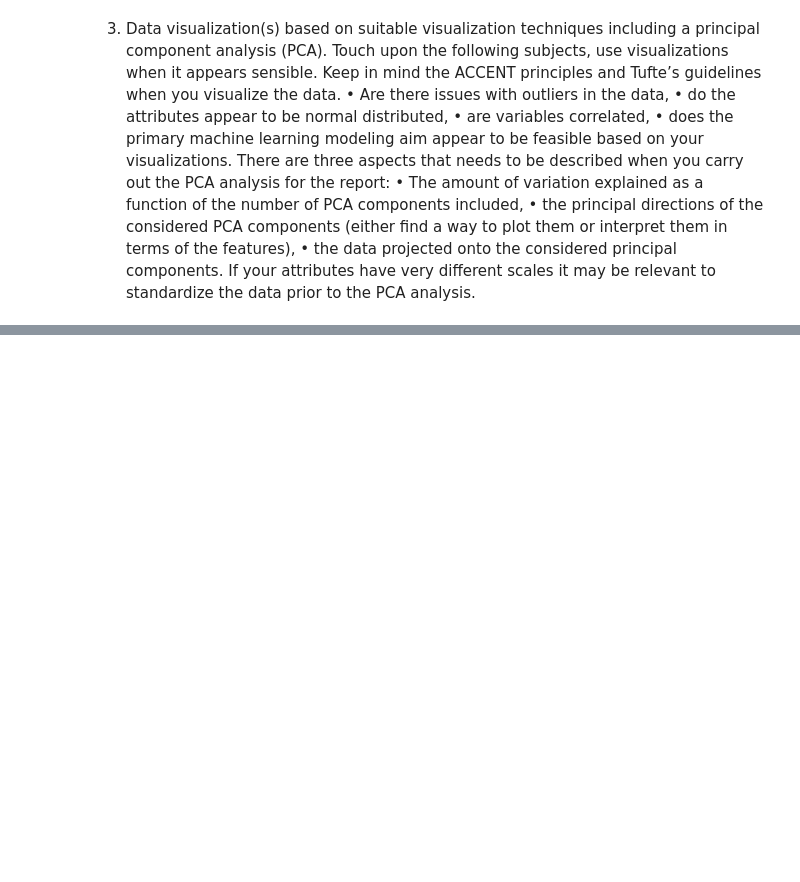
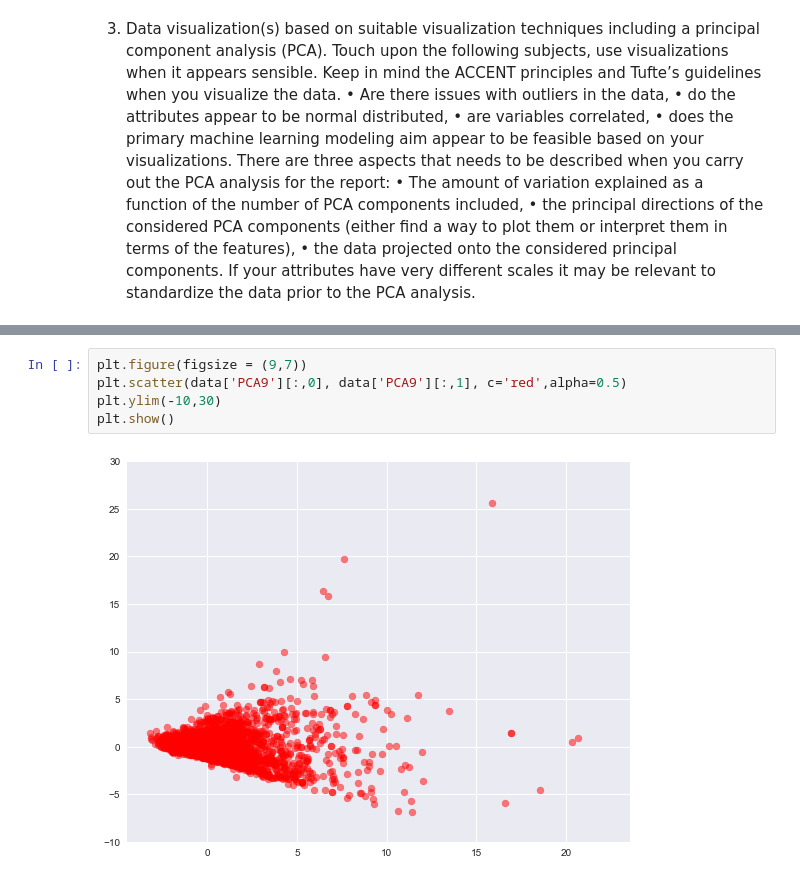
Before and after one commit to christianbillp/python, a Jupyter notebook: notebooks/ML_projekt1.ipynb, the cells around one changed output, grey strips where cells are left out. Cells and saved outputs as stored; diff of their text form; blank space fills up the shorter version.

```diff
--- a/notebooks/ML_projekt1.ipynb
+++ b/notebooks/ML_projekt1.ipynb
@@ -205,0 +218,7 @@ work.plot.scatter('imdb_score', 'movie_facebook_likes', grid=True);
+# %%
+plt.figure(figsize = (9,7))
+plt.scatter(data['PCA9'][:,0], data['PCA9'][:,1], c='red',alpha=0.5)
+plt.ylim(-10,30)
+plt.show()
+# %% [output]
+[figure, added]
```
Also changed, not shown: parts of 60 cells of this notebook.
